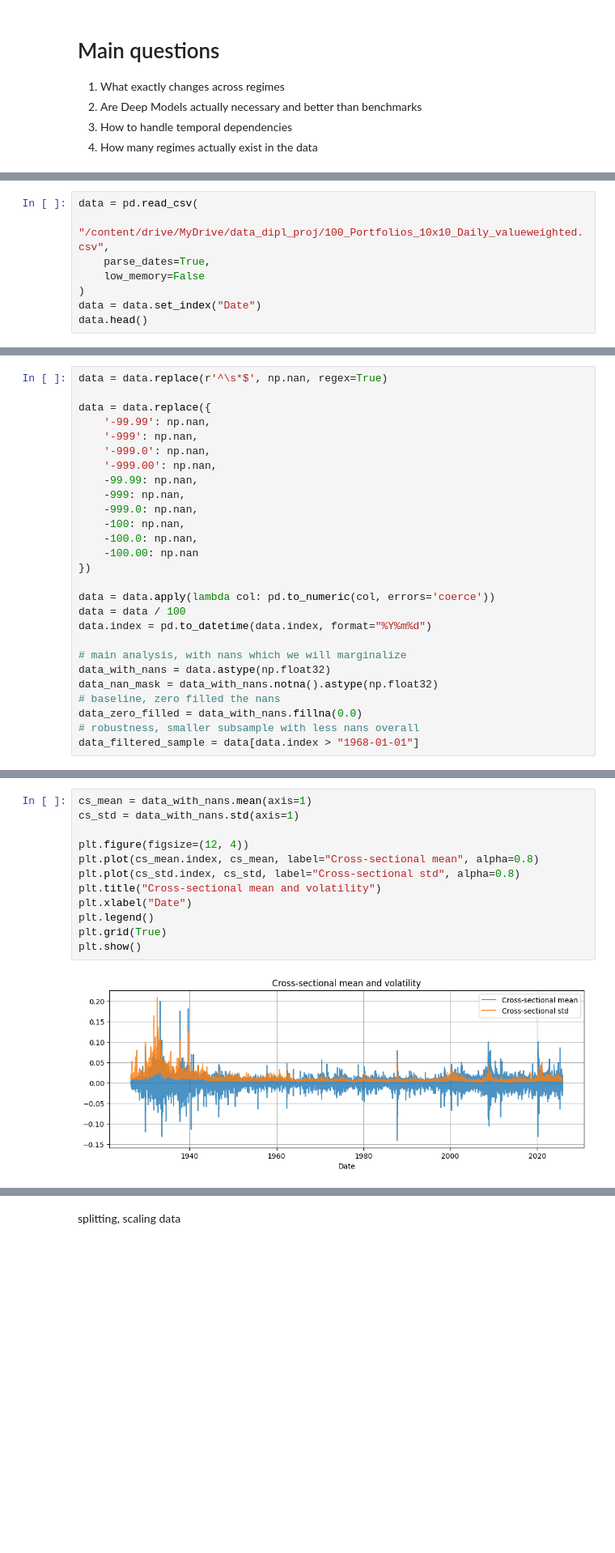
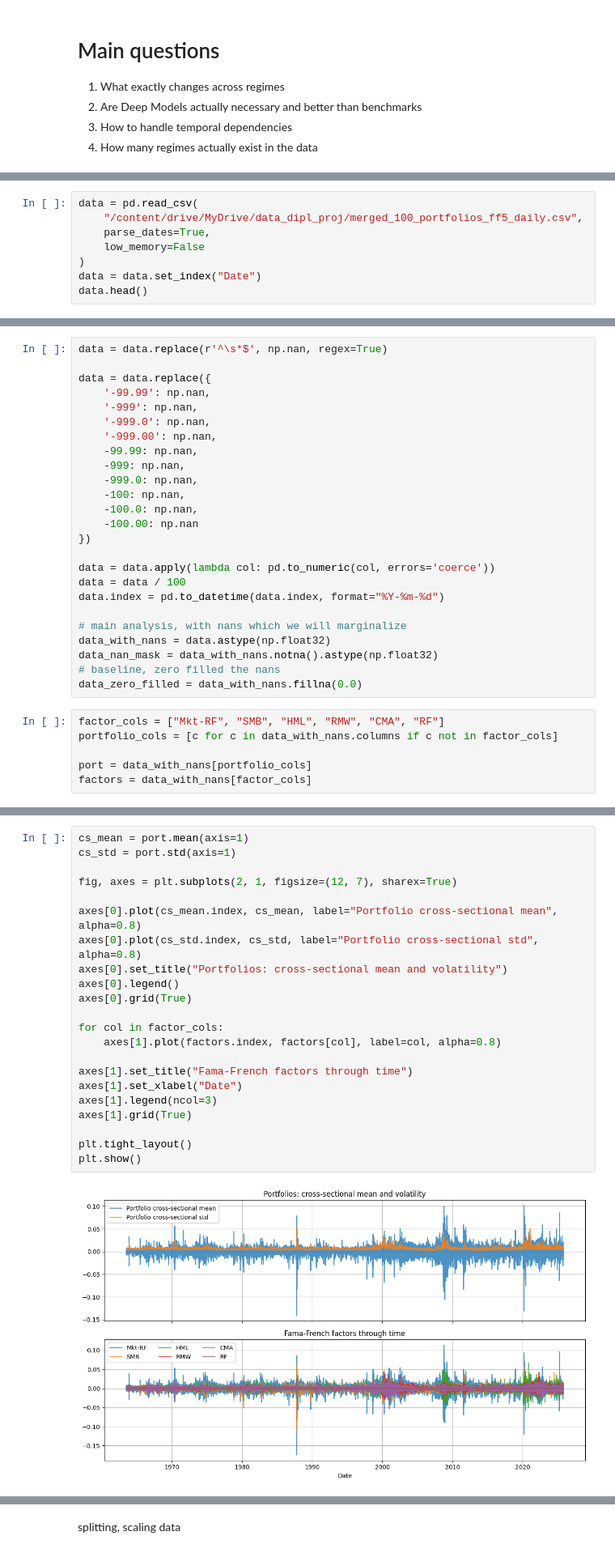
Before and after one commit to evucelic/Diplomski-Projekt, a Jupyter notebook: main.ipynb, the cells around one changed output, grey strips where cells are left out. Shown at 81% size. Drawn from its saved outputs; the diff is of its cells as text; blank space fills up the shorter version.

Commit message:
add 5 factors daily data, remove filtered version of dataset, regenerate graphs accounting for factors

```diff
--- a/main.ipynb
+++ b/main.ipynb
@@ -18,6 +20,6 @@ Mounted at /content/drive
 # %%
 data = pd.read_csv(
-    "/content/drive/MyDrive/data_dipl_proj/100_Portfolios_10x10_Daily_valueweighted.csv",
+    "/content/drive/MyDrive/data_dipl_proj/merged_100_portfolios_ff5_daily.csv",
     parse_dates=True,
     low_memory=False
 )
@@ -50,13 +52,17 @@ data = data.replace({
 
 data = data.apply(lambda col: pd.to_numeric(col, errors='coerce'))
 data = data / 100
-data.index = pd.to_datetime(data.index, format="%Y%m%d")
+data.index = pd.to_datetime(data.index, format="%Y-%m-%d")
 
 # main analysis, with nans which we will marginalize
 data_with_nans = data.astype(np.float32)
 data_nan_mask = data_with_nans.notna().astype(np.float32)
 # baseline, zero filled the nans
 data_zero_filled = data_with_nans.fillna(0.0)
-# robustness, smaller subsample with less nans overall
-data_filtered_sample = data[data.index > "1968-01-01"]
+# %%
+factor_cols = ["Mkt-RF", "SMB", "HML", "RMW", "CMA", "RF"]
+portfolio_cols = [c for c in data_with_nans.columns if c not in factor_cols]
+
+port = data_with_nans[portfolio_cols]
+factors = data_with_nans[factor_cols]
 # %%
@@ -74,14 +83,24 @@ plt.show()
 # %%
-cs_mean = data_with_nans.mean(axis=1)
-cs_std = data_with_nans.std(axis=1)
+cs_mean = port.mean(axis=1)
+cs_std = port.std(axis=1)
 
-plt.figure(figsize=(12, 4))
-plt.plot(cs_mean.index, cs_mean, label="Cross-sectional mean", alpha=0.8)
-plt.plot(cs_std.index, cs_std, label="Cross-sectional std", alpha=0.8)
-plt.title("Cross-sectional mean and volatility")
-plt.xlabel("Date")
-plt.legend()
-plt.grid(True)
+fig, axes = plt.subplots(2, 1, figsize=(12, 7), sharex=True)
+
+axes[0].plot(cs_mean.index, cs_mean, label="Portfolio cross-sectional mean", alpha=0.8)
+axes[0].plot(cs_std.index, cs_std, label="Portfolio cross-sectional std", alpha=0.8)
+axes[0].set_title("Portfolios: cross-sectional mean and volatility")
+axes[0].legend()
+axes[0].grid(True)
+
+for col in factor_cols:
+    axes[1].plot(factors.index, factors[col], label=col, alpha=0.8)
+
+axes[1].set_title("Fama-French factors through time")
+axes[1].set_xlabel("Date")
+axes[1].legend(ncol=3)
+axes[1].grid(True)
+
+plt.tight_layout()
 plt.show()
 # %% [output]
-[figure, old version]
+[figure, new version]
```
Also changed, not shown: parts of 13 cells of this notebook.
